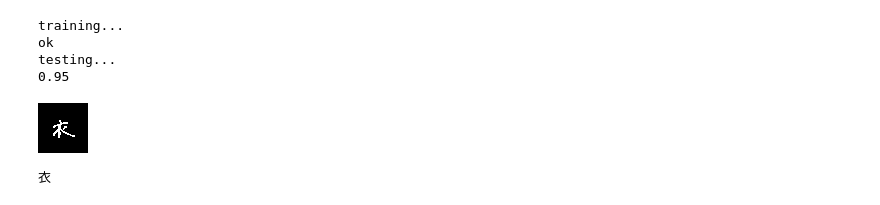
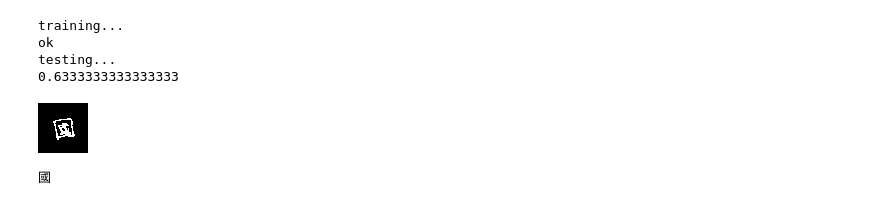
Before and after one commit to MeldaChen/Group-4, a Jupyter notebook: 手寫辨識-明軒.ipynb, the cells around one changed output. Saved outputs shown, nothing was run; the diff lists cells and outputs as text; code cells hidden in the pictures.

```diff
--- a/手寫辨識-明軒.ipynb
+++ b/手寫辨識-明軒.ipynb
@@ -17,8 +17,8 @@ from keras import utils
 flist1 = os.listdir("/content/文字辨識/訓練資料/x_train") # 讀檔名
 x_train = np.empty([len(flist1),50,50])
 y_train = np.empty(len(flist1))
-x_dict = {"血":0, "行":1, "衣":2, "西":3}
-y_dict = {0:"血", 1:"行", 2:"衣", 3:"西"}
+x_dict = {"者":0,"我":1,"國":2,"來":3,"面":4,"過":5,"為":6,"大":7,"成":8,"民":9}
+y_dict = {0:"者",1:"我",2:"國",3:"來",4:"面",5:"過",6:"為",7:"大",8:"成",9:"民"}
 a = 0
 # 建立y_train.txt(因為os.listdir為亂序，所以要建立)
 with open('/content/文字辨識/訓練資料/y_train.txt', 'w') as f:
@@ -30,7 +30,10 @@ with open('/content/文字辨識/訓練資料/y_train.txt', 'w') as f:
     x_train[a] = cv2.imread(f"/content/文字辨識/訓練資料/x_train/{i}", 0)
     ret, x_train[a] = cv2.threshold(x_train[a], 127, 255, cv2.THRESH_BINARY_INV) # 黑白互換
     y_train[a] = x_dict[i[0]]
+
     a = a + 1
+
+
 
 # 載入測試資料
 
@@ -50,6 +53,7 @@ with open('/content/文字辨識/測試資料/y_test.txt', 'w') as f:
     y_test[a] = x_dict[i[0]]
     a = a + 1
 
+
 # 訓練集資料
 x_train = x_train.reshape(x_train.shape[0],-1)  # 轉換資料形狀
 x_train = x_train.astype('float32')/255      # 轉換資料型別
@@ -61,7 +65,7 @@ x_test = x_test.astype('float32')/255       # 轉換資料型別
 y_test = y_test.astype(np.float32)
 
 knn=cv2.ml.KNearest_create()       # 建立 KNN 訓練方法
-knn.setDefaultK(16)            # 參數設定
+knn.setDefaultK(5)            # 參數設定
 knn.setIsClassifier(True)
 
 print('training...')
@@ -80,29 +84,29 @@ print(acc)
 training...
 ok
 testing...
-0.95
+0.6333333333333333
 # %%
 import cv2
 import numpy as np
 from google.colab.patches import cv2_imshow
 
-
+y_dict = {0:"者",1:"我",2:"國",3:"來",4:"面",5:"過",6:"為",7:"大",8:"成",9:"民"}
 m = cv2.ml.KNearest_load('tch_knn.xml')   # 載入模型
-m1 = cv2.imread("/content/衣_0.png", 0)
+m1 = cv2.imread("/content/文字辨識/訓練資料/x_train/國_3.png", 0)
 ret, m1 = cv2.threshold(m1, 127, 255, cv2.THRESH_BINARY_INV)
 m1 = cv2.resize(m1,(50, 50))
 cv2_imshow(m1)
 
 m1 = m1.astype(np.float32)    # 轉換格式
 m1 = m1.reshape(-1)          # 打散成一維陣列資料，轉換成辨識使用的格式
 m1 = m1.reshape(1,-1)
 m1 = m1/255
 
 img_pre = m.predict(m1)          # 進行辨識
 
 text = int(img_pre[1][0][0])        # 取得辨識結果
 
 print(y_dict[text])
 # %% [output]
-[figure, old version]
+[figure, new version]
-衣
+國
```
Also changed, not shown: parts of 1 cell of this notebook.
